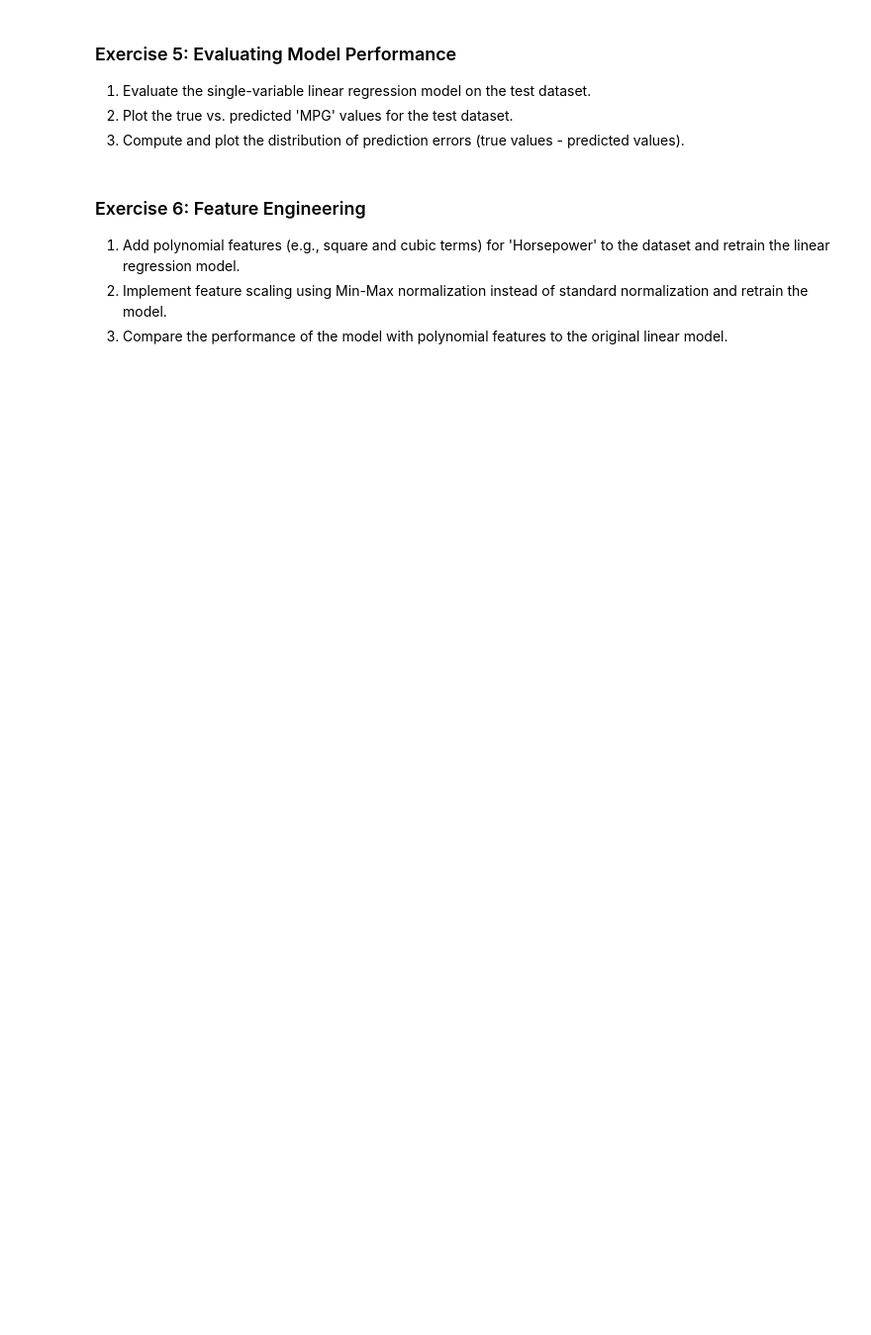
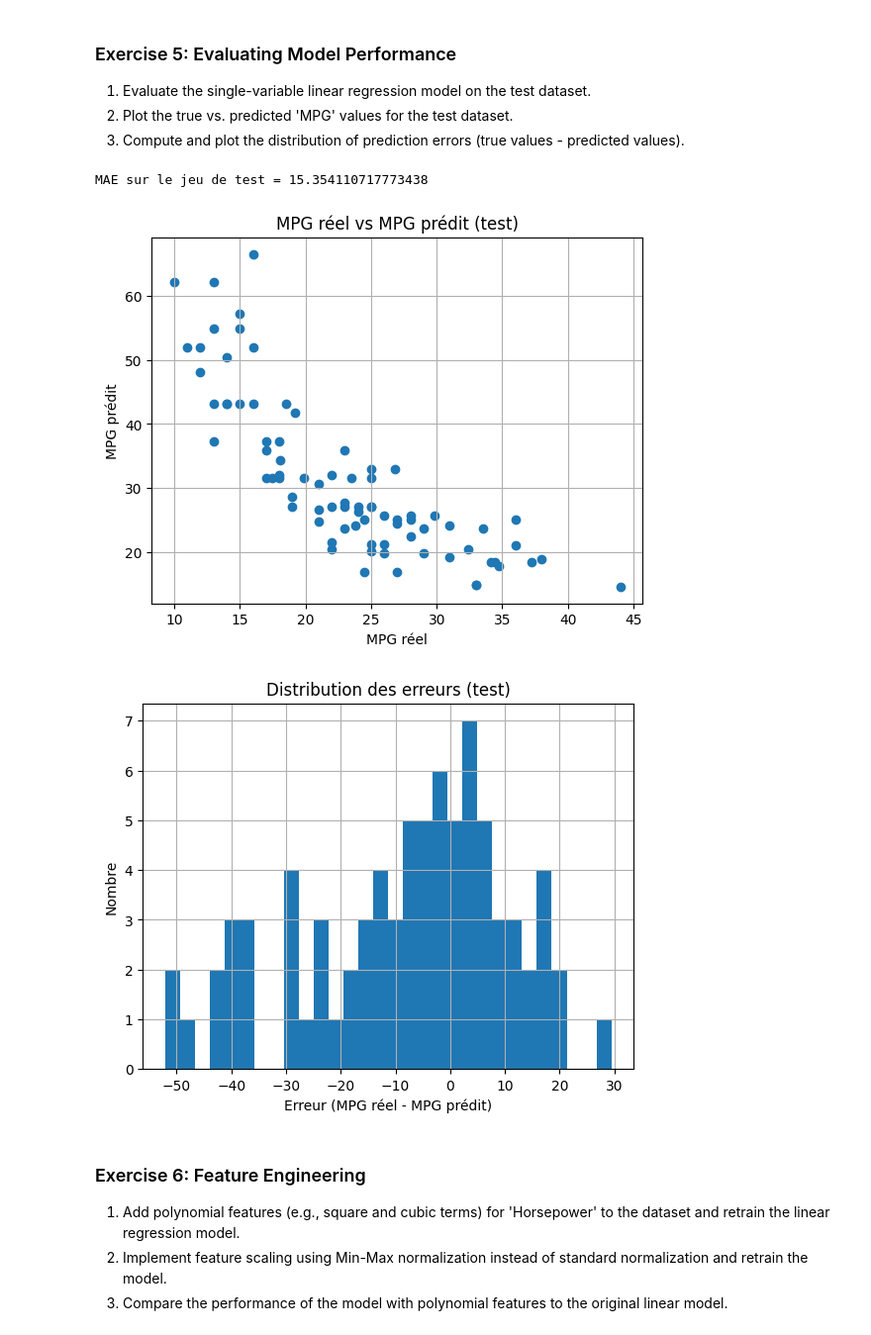
Before and after one commit to Oualidu/tensorflow-course-6-regression, a Jupyter notebook: TensorFlow_Course_6.ipynb, the cells around one changed output. Shown at 99% size. Saved outputs shown, nothing was run; the diff lists cells and outputs as text; code cells hidden in the pictures; blank space fills up the shorter version.

```diff
--- a/TensorFlow_Course_6.ipynb
+++ b/TensorFlow_Course_6.ipynb
@@ -631,3 +811,20 @@ dnn_model.save('dnn_model.keras')
 1. Load and preprocess the Auto MPG dataset, including handling missing values and one-hot encoding categorical variables.
 2. Replace missing values in the 'Horsepower' column with the median value instead of dropping them.
 3. Modify the one-hot encoding to include a prefix for the origin countries ('Origin_').
+# %%
+# Exercice 1 — Data preprocessing
+
+# On repart du dataset brut
+dataset = raw_dataset.copy()
+
+# Remplacer les valeurs manquantes de Horsepower par la médiane
+mediane_hp = dataset["Horsepower"].median()
+dataset["Horsepower"] = dataset["Horsepower"].fillna(mediane_hp)
+
+# One-hot encoding de Origin avec préfixe Origin_
+dataset = pd.get_dummies(dataset, columns=["Origin"], prefix="Origin")
+
+
+
+# Vérification
+dataset.isna().sum(), dataset.head()
@@ -655,6 +1037,53 @@ dnn_model.save('dnn_model.keras')
 1. Evaluate the single-variable linear regression model on the test dataset.
 2. Plot the true vs. predicted 'MPG' values for the test dataset.
 3. Compute and plot the distribution of prediction errors (true values - predicted values).
+# %%
+# Exercise 5: Evaluating Model Performance
+# (modèle 1 variable : MPG - Horsepower)
+
+
+
+import matplotlib.pyplot as plt
+from sklearn.model_selection import train_test_split
+
+# On reprend la même entrée que le modèle simple : Horsepower seulement
+X_hp = dataset[["Horsepower"]]
+y = dataset["MPG"]
+
+X_train_hp, X_test_hp, y_train_hp, y_test_hp = train_test_split(
+    X_hp, y, test_size=0.2, random_state=42
+)
+
+# 1 Évaluer le modèle sur le test
+mae_test = modele_hp.evaluate(X_test_hp, y_test_hp, verbose=0)[1]
+print("MAE sur le jeu de test =", mae_test)
+
+# 2 Prédire sur le test
+y_pred = modele_hp.predict(X_test_hp, verbose=0).flatten()
+
+# 3) Plot vrai vs prédit
+plt.figure()
+plt.scatter(y_test_hp, y_pred)
+plt.xlabel("MPG réel")
+plt.ylabel("MPG prédit")
+plt.title("MPG réel vs MPG prédit (test)")
+plt.grid(True)
+plt.show()
+
+# 4 Erreurs (vrai - prédit) + histogramme
+erreurs = y_test_hp.to_numpy() - y_pred
+
+plt.figure()
+plt.hist(erreurs, bins=30)
+plt.xlabel("Erreur (MPG réel - MPG prédit)")
+plt.ylabel("Nombre")
+plt.title("Distribution des erreurs (test)")
+plt.grid(True)
+plt.show()
+# %% [output]
+MAE sur le jeu de test = 15.354110717773438
+[figure, added]
+[figure, added]
 # %% [markdown]
 ### Exercise 6: Feature Engineering
 
```
Also changed, not shown: parts of 56 cells of this notebook.
